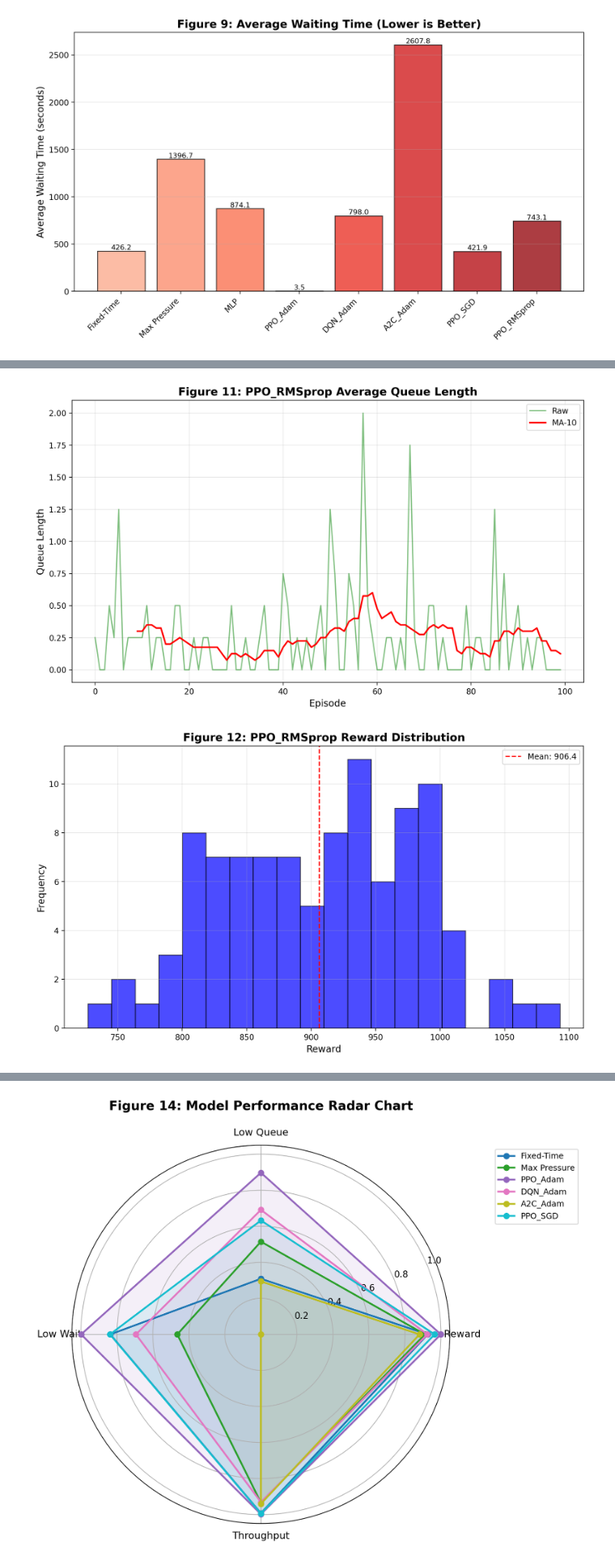
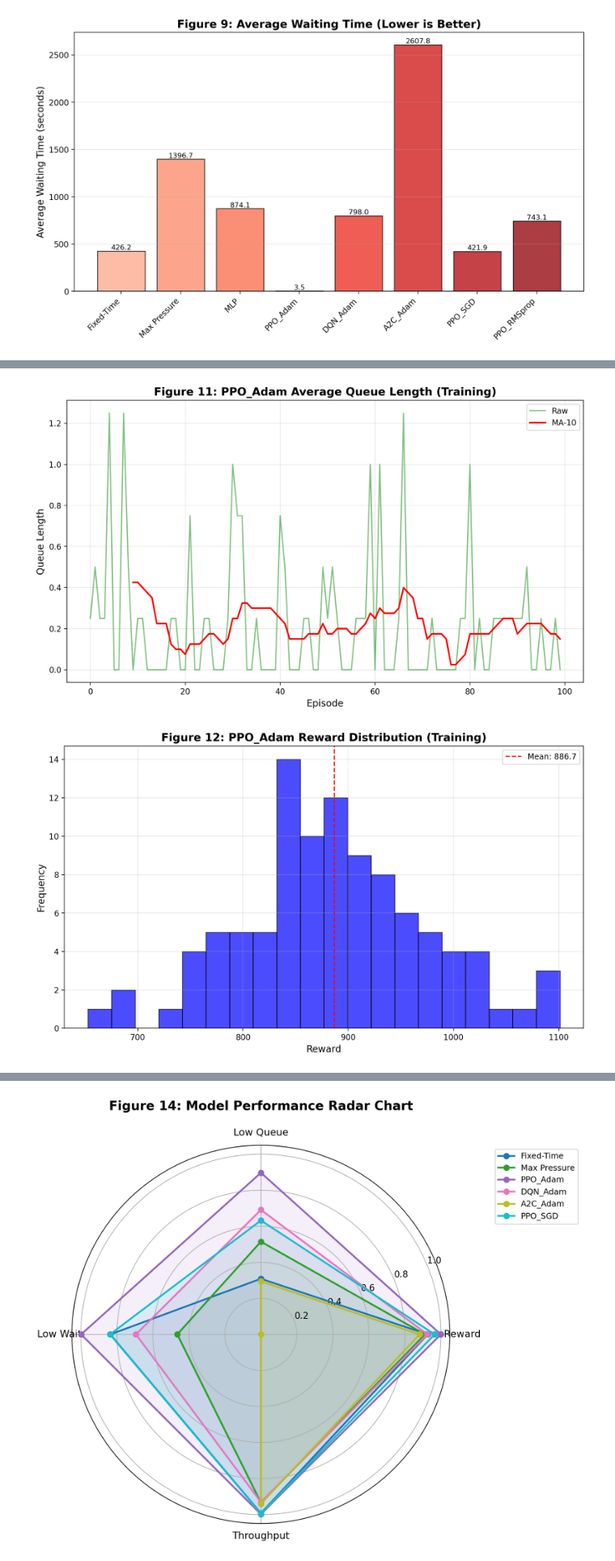
Before and after one commit to sabin26/Smart-Traffic-Signal-Control, a Jupyter notebook: smart_traffic_signal_control.ipynb, the cells around one changed output, grey strips where cells are left out. Shown at 81% size. Drawn from its saved outputs; the diff is of its cells as text; code cells hidden in the pictures.

```diff
--- a/smart_traffic_signal_control.ipynb
+++ b/smart_traffic_signal_control.ipynb
@@ -2143,7 +2143,7 @@ fig11, _ax = plt.subplots(figsize=(10, 6))
 _rl_models = {k: v for k, v in experiment_results.items()
               if k not in ['Fixed-Time', 'Max Pressure', 'MLP'] and 'episode_rewards' in v}
 _best_agent = max(_rl_models.keys(),
-                 key=lambda k: np.mean(_rl_models[k]['episode_rewards'][-50:])) if _rl_models else None
+                 key=lambda k: all_eval_results[k]['mean_reward']) if _rl_models else None
 
 _agent_data = _rl_models[_best_agent]
 _queues = _agent_data.get("avg_queue_lengths", [])
@@ -2155,39 +2155,39 @@ if len(_queues) >= 10:
 
 _ax.set_xlabel("Episode", fontsize=12)
 _ax.set_ylabel("Queue Length", fontsize=12)
-_ax.set_title(f"Figure 11: {_best_agent} Average Queue Length", fontsize=14, fontweight='bold')
+_ax.set_title(f"Figure 11: {_best_agent} Average Queue Length (Training)", fontsize=14, fontweight='bold')
 _ax.legend()
 _ax.grid(True, alpha=0.3)
 
 plt.tight_layout()
 fig11
 # %% [output]
-[figure, old version]
+[figure, new version]
 # %%
 """Figure 12: Best RL Agent Reward Distribution"""
 fig12, _ax = plt.subplots(figsize=(10, 6))
 
 _rl_models = {k: v for k, v in experiment_results.items()
               if k not in ['Fixed-Time', 'Max Pressure', 'MLP'] and 'episode_rewards' in v}
 _best_agent = max(_rl_models.keys(),
-                 key=lambda k: np.mean(_rl_models[k]['episode_rewards'][-50:])) if _rl_models else None
+                 key=lambda k: all_eval_results[k]['mean_reward']) if _rl_models else None
 
 _agent_data = _rl_models[_best_agent]
 _rewards = _agent_data.get("episode_rewards", [])
 
 _ax.hist(_rewards, bins=20, color='blue', alpha=0.7, edgecolor='black')
 _ax.axvline(np.mean(_rewards), color='red', linestyle='--', label=f'Mean: {np.mean(_rewards):.1f}')
 
 _ax.set_xlabel("Reward", fontsize=12)
 _ax.set_ylabel("Frequency", fontsize=12)
-_ax.set_title(f"Figure 12: {_best_agent} Reward Distribution", fontsize=14, fontweight='bold')
+_ax.set_title(f"Figure 12: {_best_agent} Reward Distribution (Training)", fontsize=14, fontweight='bold')
 _ax.legend()
 _ax.grid(True, alpha=0.3)
 
 plt.tight_layout()
 fig12
 # %% [output]
-[figure, old version]
+[figure, new version]
 # %%
 """Figure 13: Best RL Agent Cumulative Reward"""
 fig13, _ax = plt.subplots(figsize=(10, 6))
```
Also changed, not shown: parts of 26 cells of this notebook, 2 other files.
